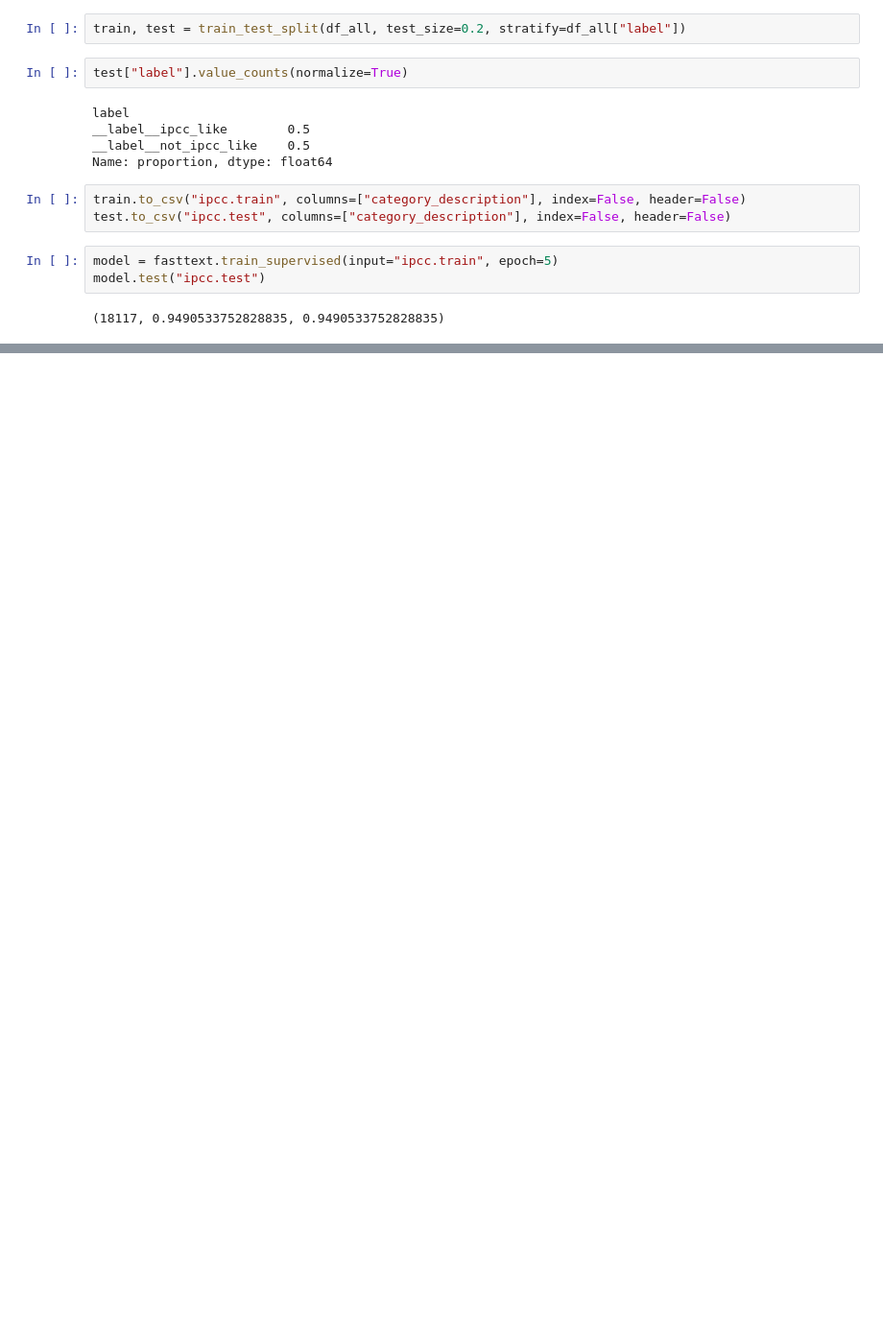
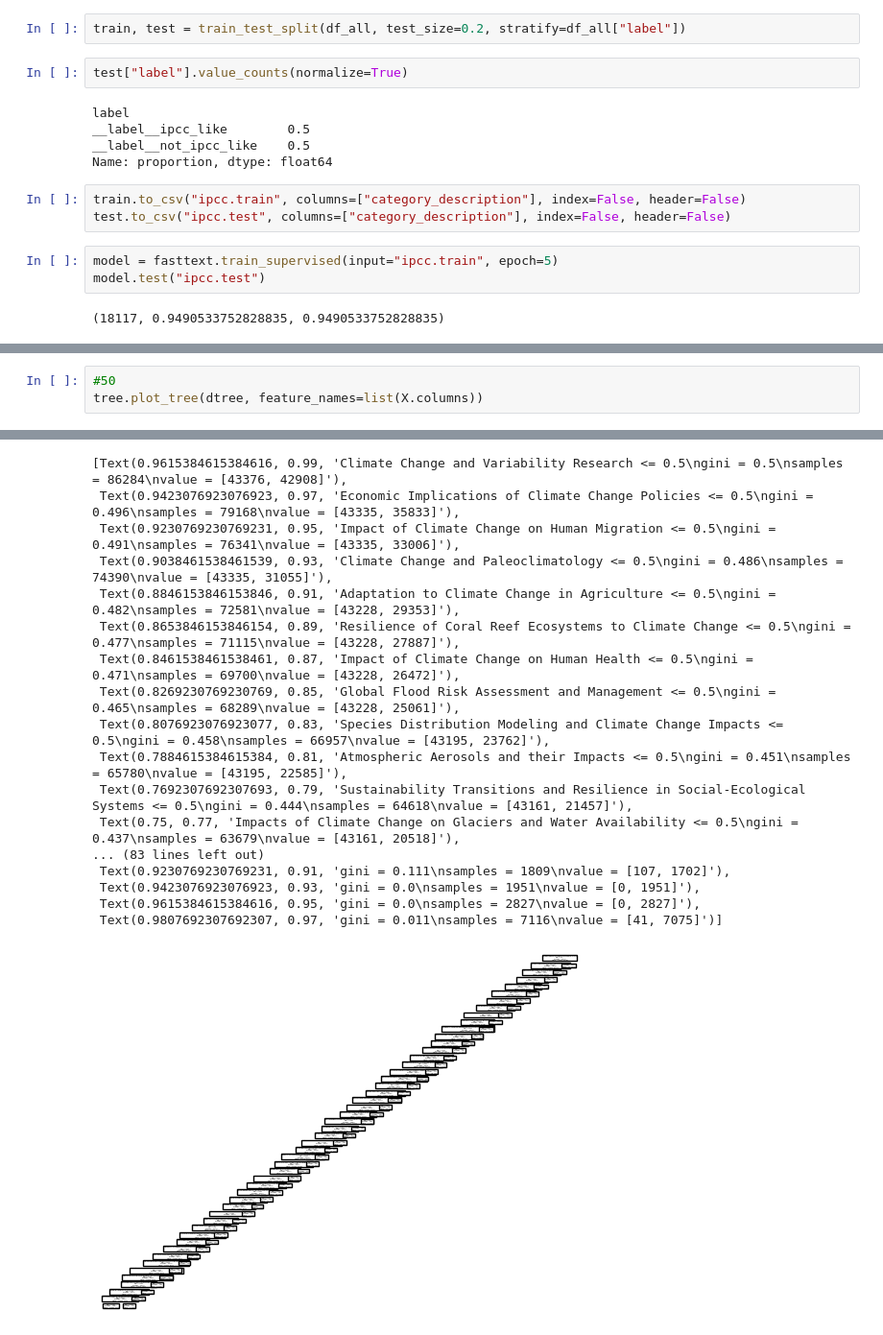
Before and after one commit to dataesr/teds, a Jupyter notebook: notebooks/IPCC_model.ipynb, the cells around one changed output, grey strips where cells are left out. Shown at 96% size. Saved outputs shown, nothing was run; the diff lists cells and outputs as text; blank space fills up the shorter version.

```diff
--- a/notebooks/IPCC_model.ipynb
+++ b/notebooks/IPCC_model.ipynb
@@ -70,0 +189,4 @@ model.test("ipcc.test")
+# %%
+#50
+tree.plot_tree(dtree, feature_names=list(X.columns))
+# %% [output]
@@ -70,0 +210,18 @@ model.test("ipcc.test")
+[Text(0.9615384615384616, 0.99, 'Climate Change and Variability Research <= 0.5\ngini = 0.5\nsamples = 86284\nvalue = [43376, 42908]'),
+ Text(0.9423076923076923, 0.97, 'Economic Implications of Climate Change Policies <= 0.5\ngini = 0.496\nsamples = 79168\nvalue = [43335, 35833]'),
+ Text(0.9230769230769231, 0.95, 'Impact of Climate Change on Human Migration <= 0.5\ngini = 0.491\nsamples = 76341\nvalue = [43335, 33006]'),
+ Text(0.9038461538461539, 0.93, 'Climate Change and Paleoclimatology <= 0.5\ngini = 0.486\nsamples = 74390\nvalue = [43335, 31055]'),
+ Text(0.8846153846153846, 0.91, 'Adaptation to Climate Change in Agriculture <= 0.5\ngini = 0.482\nsamples = 72581\nvalue = [43228, 29353]'),
+ Text(0.8653846153846154, 0.89, 'Resilience of Coral Reef Ecosystems to Climate Change <= 0.5\ngini = 0.477\nsamples = 71115\nvalue = [43228, 27887]'),
+ Text(0.8461538461538461, 0.87, 'Impact of Climate Change on Human Health <= 0.5\ngini = 0.471\nsamples = 69700\nvalue = [43228, 26472]'),
+ Text(0.8269230769230769, 0.85, 'Global Flood Risk Assessment and Management <= 0.5\ngini = 0.465\nsamples = 68289\nvalue = [43228, 25061]'),
+ Text(0.8076923076923077, 0.83, 'Species Distribution Modeling and Climate Change Impacts <= 0.5\ngini = 0.458\nsamples = 66957\nvalue = [43195, 23762]'),
+ Text(0.7884615384615384, 0.81, 'Atmospheric Aerosols and their Impacts <= 0.5\ngini = 0.451\nsamples = 65780\nvalue = [43195, 22585]'),
+ Text(0.7692307692307693, 0.79, 'Sustainability Transitions and Resilience in Social-Ecological Systems <= 0.5\ngini = 0.444\nsamples = 64618\nvalue = [43161, 21457]'),
+ Text(0.75, 0.77, 'Impacts of Climate Change on Glaciers and Water Availability <= 0.5\ngini = 0.437\nsamples = 63679\nvalue = [43161, 20518]'),
+... (83 lines left out)
+ Text(0.9230769230769231, 0.91, 'gini = 0.111\nsamples = 1809\nvalue = [107, 1702]'),
+ Text(0.9423076923076923, 0.93, 'gini = 0.0\nsamples = 1951\nvalue = [0, 1951]'),
+ Text(0.9615384615384616, 0.95, 'gini = 0.0\nsamples = 2827\nvalue = [0, 2827]'),
+ Text(0.9807692307692307, 0.97, 'gini = 0.011\nsamples = 7116\nvalue = [41, 7075]')]
+[figure, added]
```
Also changed, not shown: parts of 23 cells of this notebook.
